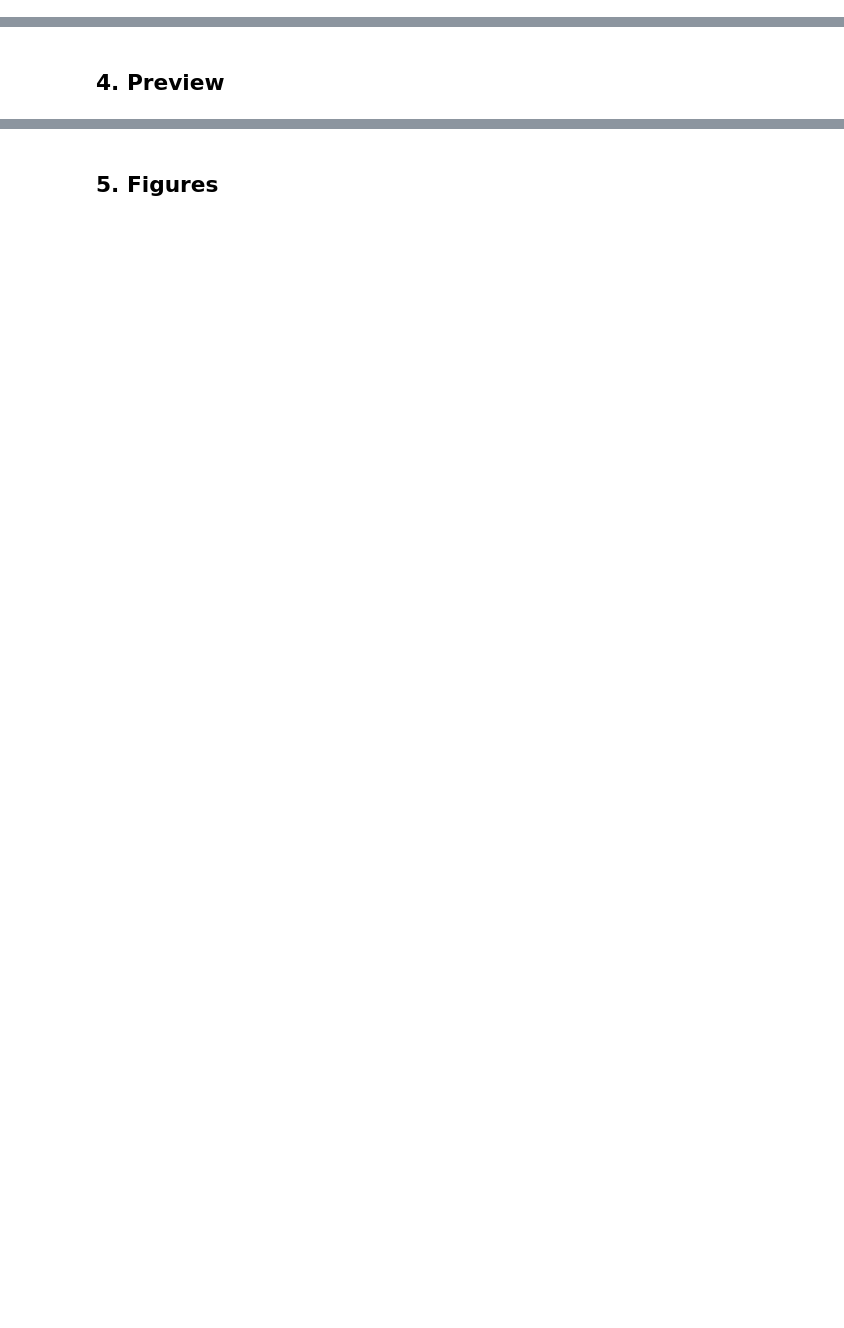
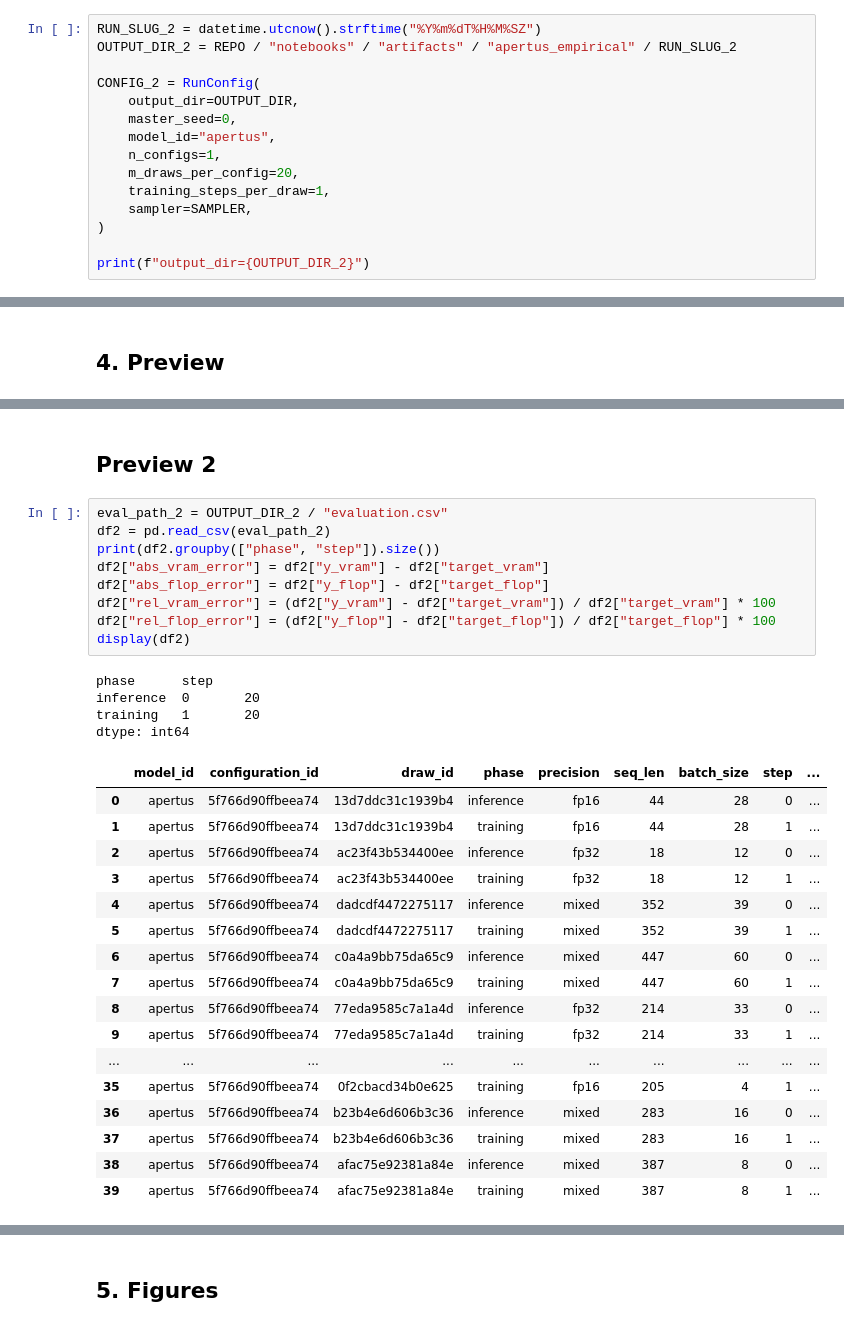
Before and after one commit to RobinGirardin/zepto, a Jupyter notebook: notebooks/apertus_empirical.ipynb, the cells around one changed output, grey strips where cells are left out. Cells and saved outputs as stored; diff of their text form; blank space fills up the shorter version.

```diff
--- a/notebooks/apertus_empirical.ipynb
+++ b/notebooks/apertus_empirical.ipynb
@@ -69,0 +113,15 @@ print(f"output_dir={OUTPUT_DIR}")
+# %%
+RUN_SLUG_2 = datetime.utcnow().strftime("%Y%m%dT%H%M%SZ")
+OUTPUT_DIR_2 = REPO / "notebooks" / "artifacts" / "apertus_empirical" / RUN_SLUG_2
+
+CONFIG_2 = RunConfig(
+    output_dir=OUTPUT_DIR,
+    master_seed=0,
+    model_id="apertus",
+    n_configs=1,
+    m_draws_per_config=20,
+    training_steps_per_draw=1,
+    sampler=SAMPLER,
+)
+
+print(f"output_dir={OUTPUT_DIR_2}")
@@ -85,0 +381,33 @@ print(df.groupby(["phase", "step"]).size())
+# %% [markdown]
+## Preview 2
+# %%
+eval_path_2 = OUTPUT_DIR_2 / "evaluation.csv"
+df2 = pd.read_csv(eval_path_2)
+print(df2.groupby(["phase", "step"]).size())
+df2["abs_vram_error"] = df2["y_vram"] - df2["target_vram"]
+df2["abs_flop_error"] = df2["y_flop"] - df2["target_flop"]
+df2["rel_vram_error"] = (df2["y_vram"] - df2["target_vram"]) / df2["target_vram"] * 100
+df2["rel_flop_error"] = (df2["y_flop"] - df2["target_flop"]) / df2["target_flop"] * 100
+display(df2)
+# %% [output]
+phase      step
+inference  0       20
+training   1       20
+dtype: int64
+|  | model_id | configuration_id | draw_id | phase | precision | seq_len | batch_size | step | ... |
+| 0 | apertus | 5f766d90ffbeea74 | 13d7ddc31c1939b4 | inference | fp16 | 44 | 28 | 0 | ... |
+| 1 | apertus | 5f766d90ffbeea74 | 13d7ddc31c1939b4 | training | fp16 | 44 | 28 | 1 | ... |
+| 2 | apertus | 5f766d90ffbeea74 | ac23f43b534400ee | inference | fp32 | 18 | 12 | 0 | ... |
+| 3 | apertus | 5f766d90ffbeea74 | ac23f43b534400ee | training | fp32 | 18 | 12 | 1 | ... |
+| 4 | apertus | 5f766d90ffbeea74 | dadcdf4472275117 | inference | mixed | 352 | 39 | 0 | ... |
+| 5 | apertus | 5f766d90ffbeea74 | dadcdf4472275117 | training | mixed | 352 | 39 | 1 | ... |
+| 6 | apertus | 5f766d90ffbeea74 | c0a4a9bb75da65c9 | inference | mixed | 447 | 60 | 0 | ... |
+| 7 | apertus | 5f766d90ffbeea74 | c0a4a9bb75da65c9 | training | mixed | 447 | 60 | 1 | ... |
+| 8 | apertus | 5f766d90ffbeea74 | 77eda9585c7a1a4d | inference | fp32 | 214 | 33 | 0 | ... |
+| 9 | apertus | 5f766d90ffbeea74 | 77eda9585c7a1a4d | training | fp32 | 214 | 33 | 1 | ... |
+| ... | ... | ... | ... | ... | ... | ... | ... | ... | ... |
+| 35 | apertus | 5f766d90ffbeea74 | 0f2cbacd34b0e625 | training | fp16 | 205 | 4 | 1 | ... |
+| 36 | apertus | 5f766d90ffbeea74 | b23b4e6d606b3c36 | inference | mixed | 283 | 16 | 0 | ... |
+| 37 | apertus | 5f766d90ffbeea74 | b23b4e6d606b3c36 | training | mixed | 283 | 16 | 1 | ... |
+| 38 | apertus | 5f766d90ffbeea74 | afac75e92381a84e | inference | mixed | 387 | 8 | 0 | ... |
+| 39 | apertus | 5f766d90ffbeea74 | afac75e92381a84e | training | mixed | 387 | 8 | 1 | ... |
```
Also changed, not shown: parts of 44 cells of this notebook.
